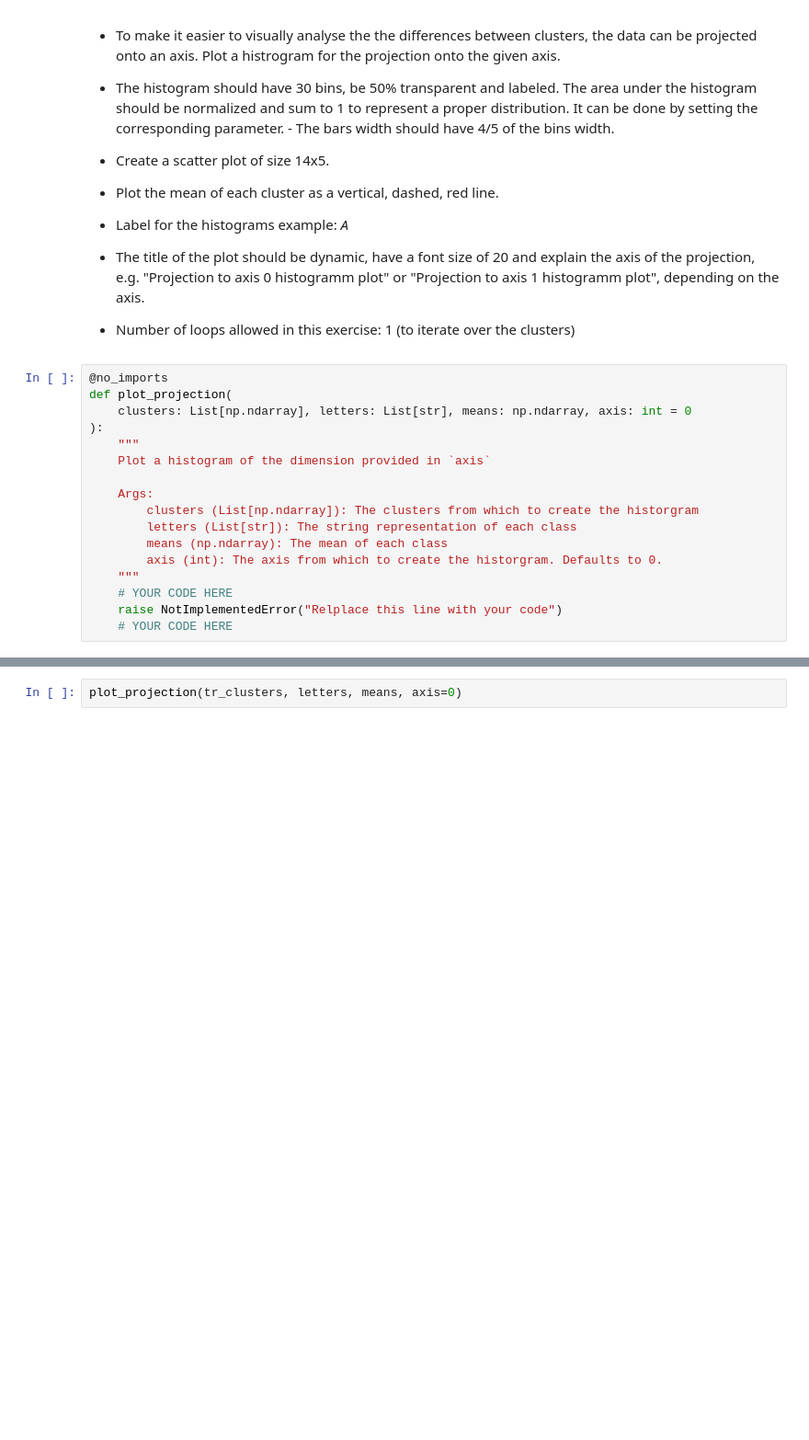
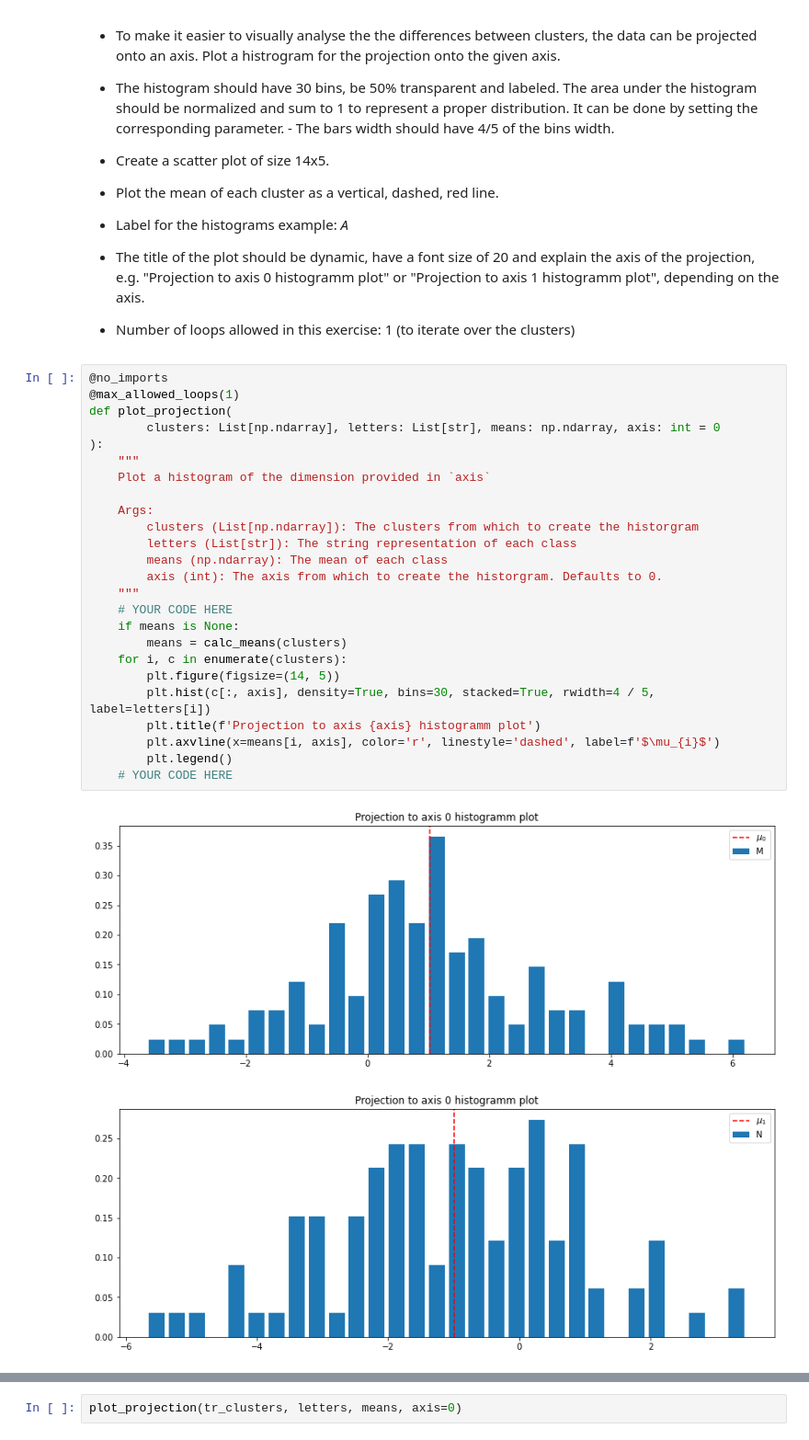
Before and after one commit to aaarrti/pyML, a Jupyter notebook: 3/sheet3.ipynb, the cells around one changed output, grey strips where cells are left out. Shown at 92% size. Cells and saved outputs as stored; diff of their text form; blank space fills up the shorter version.

```diff
--- a/3/sheet3.ipynb
+++ b/3/sheet3.ipynb
@@ -560,18 +581,29 @@ plot_scatter_and_mean(tr_clusters, letters, means=None)
 * Number of loops allowed in this exercise: 1 (to iterate over the clusters)
 # %%
 @no_imports
+@max_allowed_loops(1)
 def plot_projection(
-    clusters: List[np.ndarray], letters: List[str], means: np.ndarray, axis: int = 0
+        clusters: List[np.ndarray], letters: List[str], means: np.ndarray, axis: int = 0
 ):
     """
     Plot a histogram of the dimension provided in `axis`
 
     Args:
         clusters (List[np.ndarray]): The clusters from which to create the historgram
         letters (List[str]): The string representation of each class
         means (np.ndarray): The mean of each class
         axis (int): The axis from which to create the historgram. Defaults to 0.
     """
     # YOUR CODE HERE
-    raise NotImplementedError("Relplace this line with your code")
+    if means is None:
+        means = calc_means(clusters)
+    for i, c in enumerate(clusters):
+        plt.figure(figsize=(14, 5))
+        plt.hist(c[:, axis], density=True, bins=30, stacked=True, rwidth=4 / 5, label=letters[i])
+        plt.title(f'Projection to axis {axis} histogramm plot')
+        plt.axvline(x=means[i, axis], color='r', linestyle='dashed', label=f'$\mu_{i}$')
+        plt.legend()
     # YOUR CODE HERE
+# %% [output]
+[figure, added]
+[figure, added]
```
Also changed, not shown: parts of 10 cells of this notebook.
